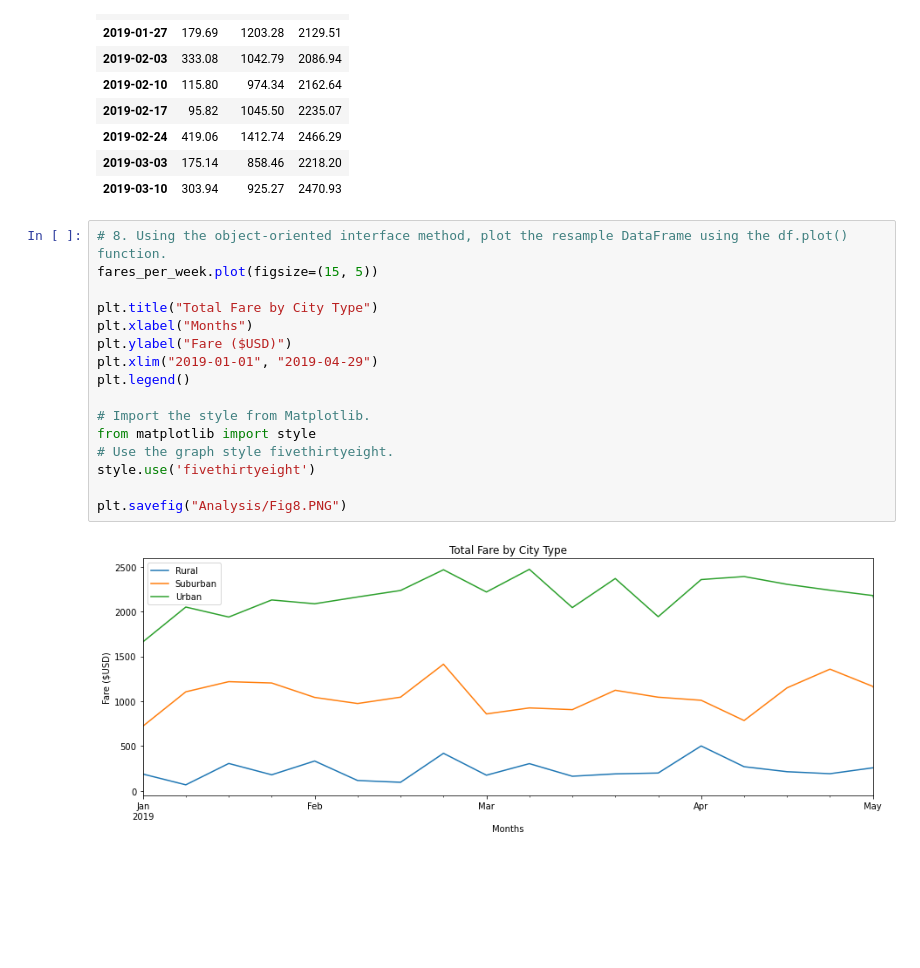
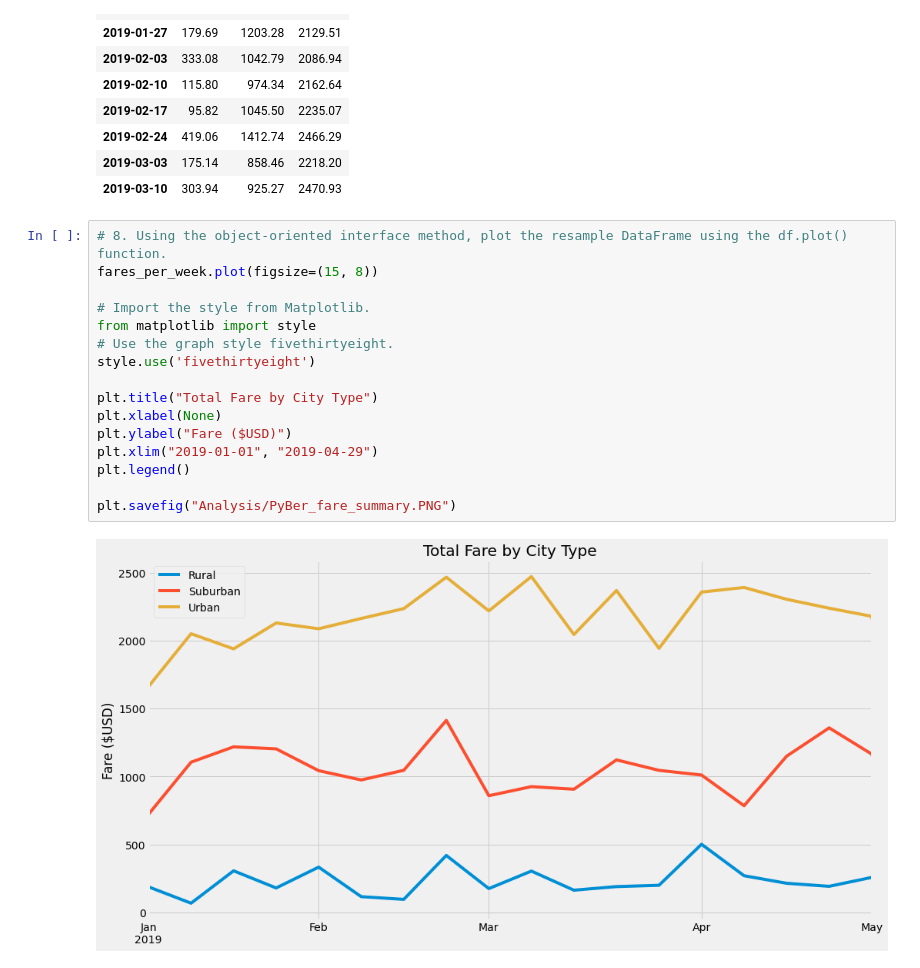
Before and after one commit to tonywang3571/PyBer_Analysis, a Jupyter notebook: PyBer_Challenge.ipynb, the cells around one changed output. Cells and saved outputs as stored; diff of their text form; blank space fills up the shorter version.

Commit message:
Double checked codes and images

```diff
--- a/PyBer_Challenge.ipynb
+++ b/PyBer_Challenge.ipynb
@@ -195,19 +195,19 @@ fares_per_week.head(10)
 | 2019-03-10 | 303.94 | 925.27 | 2470.93 |
 # %%
 # 8. Using the object-oriented interface method, plot the resample DataFrame using the df.plot() function.
-fares_per_week.plot(figsize=(15, 5))
-
-plt.title("Total Fare by City Type")
-plt.xlabel("Months")
-plt.ylabel("Fare ($USD)")
-plt.xlim("2019-01-01", "2019-04-29")
-plt.legend()
+fares_per_week.plot(figsize=(15, 8))
 
 # Import the style from Matplotlib.
 from matplotlib import style
 # Use the graph style fivethirtyeight.
 style.use('fivethirtyeight')
 
-plt.savefig("Analysis/Fig8.PNG")
+plt.title("Total Fare by City Type")
+plt.xlabel(None)
+plt.ylabel("Fare ($USD)")
+plt.xlim("2019-01-01", "2019-04-29")
+plt.legend()
+
+plt.savefig("Analysis/PyBer_fare_summary.PNG")
 # %% [output]
-[figure, old version]
+[figure, new version]
```
Also changed, not shown: 2 other files.
